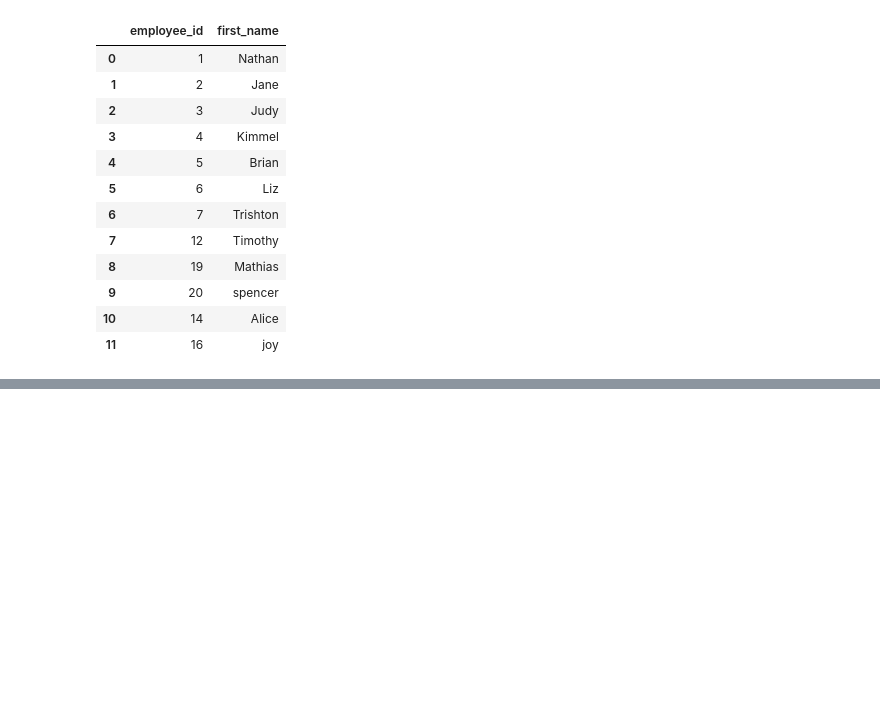
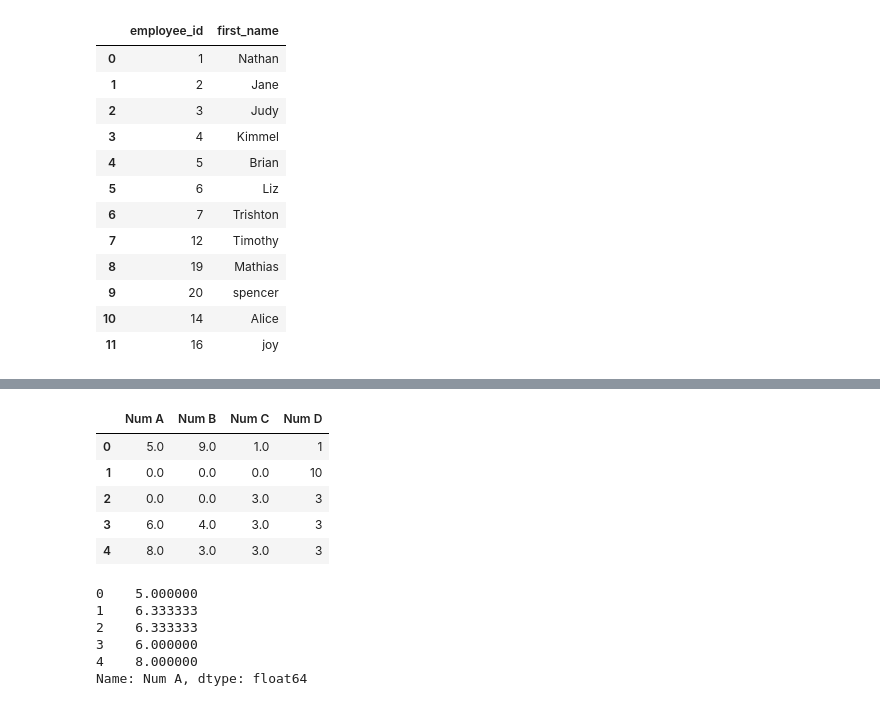
Before and after one commit to Imanhamza/Intoduction-into-pandas, a Jupyter notebook: intro_to_pandas.ipynb, the cells around one changed output, grey strips where cells are left out. Saved outputs shown, nothing was run; the diff lists cells and outputs as text; code cells hidden in the pictures; blank space fills up the shorter version.

```diff
--- a/intro_to_pandas.ipynb
+++ b/intro_to_pandas.ipynb
@@ -731,0 +805,20 @@ df1
+# %%
+# Replace the nan values with a  specific value
+m_df.fillna(0)
+# %% [output]
+|  | Num A | Num B | Num C | Num D |
+| 0 | 5.0 | 9.0 | 1.0 | 1 |
+| 1 | 0.0 | 0.0 | 0.0 | 10 |
+| 2 | 0.0 | 0.0 | 3.0 | 3 |
+| 3 | 6.0 | 4.0 | 3.0 | 3 |
+| 4 | 8.0 | 3.0 | 3.0 | 3 |
+# %%
+# Replace NAN with a number from its rows
+m_df['Num A'].fillna(m_df['Num A'].mean())
+# %% [output]
+0    5.000000
+1    6.333333
+2    6.333333
+3    6.000000
+4    8.000000
+Name: Num A, dtype: float64
```
Also changed, not shown: parts of 13 cells of this notebook.
